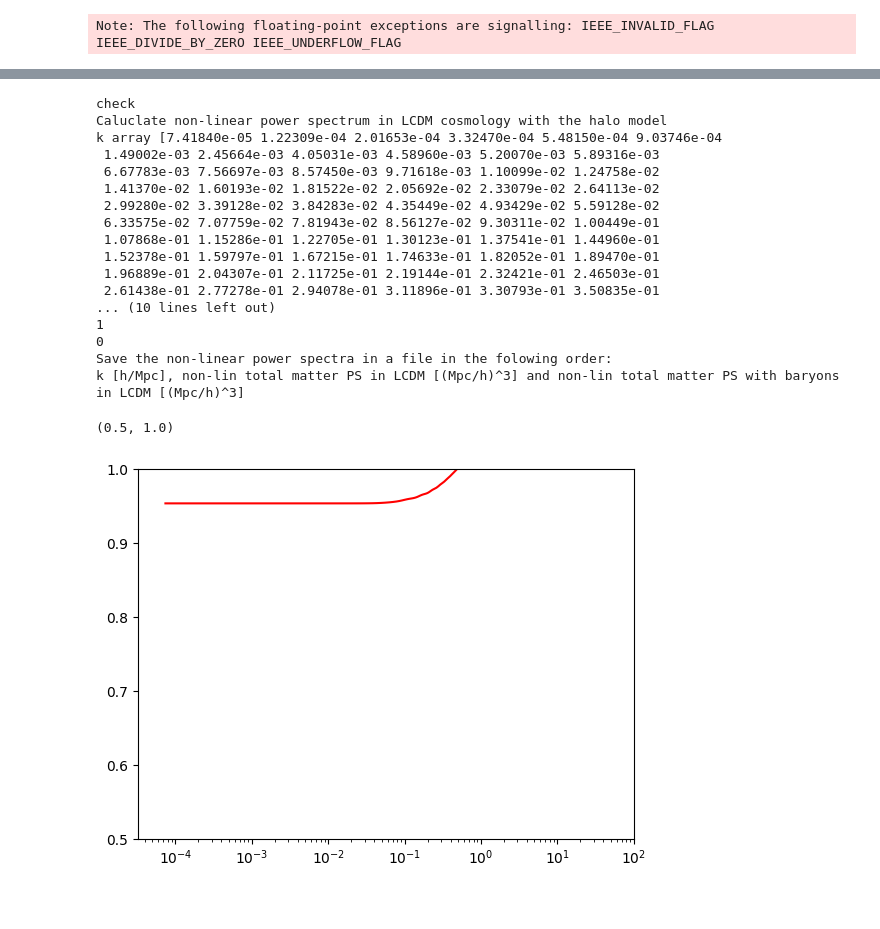
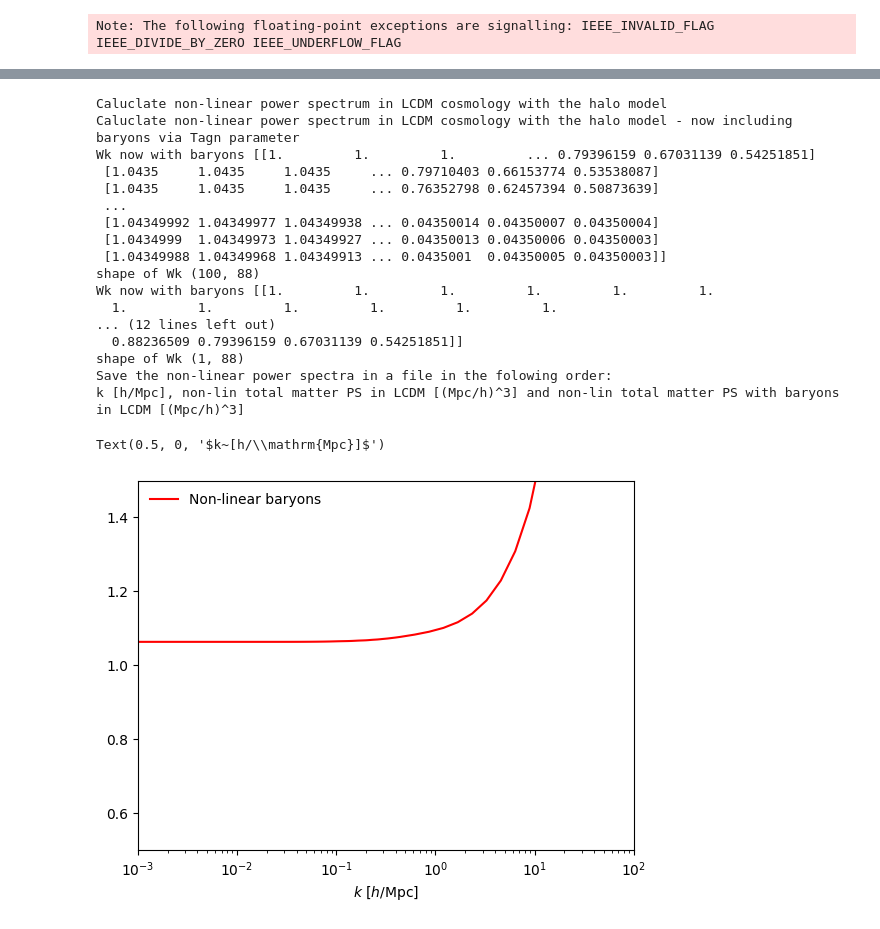
Before and after one commit to calvinprestonastro/axionHMcode_Tagn, a Jupyter notebook: example_baryons.ipynb, the cells around one changed output, grey strips where cells are left out. Saved outputs shown, nothing was run; the diff lists cells and outputs as text; code cells hidden in the pictures.

Commit message:
Progress with Tagn

```diff
--- a/example_baryons.ipynb
+++ b/example_baryons.ipynb
@@ -136,22 +121,15 @@ check
 <module 'halo_model.baryons' from '/Users/cp2091/PhD/KR_ULADM/axionHMcode_Tagn/halo_model/baryons.py'>
 # %%
-import importlib
-importlib.reload(baryons)
-importlib.reload(PS_nonlin_cold_baryons)
-
 ################################################################################
 # Caluclate non-linear power spectrum in LCDM cosmology both DM only and with baryons
 ################################################################################
 
 print('Caluclate non-linear power spectrum in LCDM cosmology with the halo model')
-PS_LCDM_matter_nonlin = PS_nonlin_cold.func_non_lin_PS_matter(M_arr, power_spec_dic_LCDM['k'], power_spec_dic_LCDM['power_total'], power_spec_interp_dic_LCDM['k'], power_spec_interp_dic_LCDM['cold'], cosmos_LCDM, hmcode_params_LCDM, cosmos_LCDM['Omega_m_0'], cosmos_LCDM['Omega_db_0'],  alpha = False, eta_given = False, one_halo_damping = True, two_halo_damping = False)
-print("k array",power_spec_dic_LCDM['k'])
-print("k array size",np.shape(power_spec_dic_LCDM['k']))
+PS_LCDM_matter_nonlin = PS_nonlin_cold.func_non_lin_PS_matter(M_arr, power_spec_dic_LCDM['k'], power_spec_dic_LCDM['power_total'], power_spec_interp_dic_LCDM['k'], power_spec_interp_dic_LCDM['cold'], cosmos_LCDM, hmcode_params_LCDM, cosmos_LCDM['Omega_m_0'], cosmos_LCDM['Omega_db_0'],  alpha = False, eta_given = False, one_halo_damping = True, two_halo_damping = False, Tagn=None)
 
-print("size of PS array", np.shape(PS_LCDM_matter_nonlin))
-print('Caluclate non-linear power spectrum in LCDM cosmology with the halo model - now including baryons')
-PS_LCDM_matter_nonlin_baryons = PS_nonlin_cold_baryons.func_non_lin_PS_matter_baryons(M_arr, power_spec_dic_LCDM['k'], power_spec_dic_LCDM['power_total'], power_spec_interp_dic_LCDM['k'], power_spec_interp_dic_LCDM['cold'], cosmos_LCDM, hmcode_params_LCDM, cosmos_LCDM['Omega_m_0'], cosmos_LCDM['Omega_db_0'], cosmos_LCDM['Omega_m_0'],cosmos_LCDM['Omega_d_0'],cosmos_LCDM['Omega_b_0'], Mb, fstar, alpha = False, eta_given = False,
-one_halo_damping = True, two_halo_damping = False)
+print('Caluclate non-linear power spectrum in LCDM cosmology with the halo model - now including baryons via Tagn parameter')
+T_agn = np.power(10, np.array([0]))
+PS_LCDM_matter_nonlin_baryons = PS_nonlin_cold.func_non_lin_PS_matter(M_arr, power_spec_dic_LCDM['k'], power_spec_dic_LCDM['power_total'], power_spec_interp_dic_LCDM['k'], power_spec_interp_dic_LCDM['cold'], cosmos_LCDM, hmcode_params_LCDM, cosmos_LCDM['Omega_m_0'], cosmos_LCDM['Omega_db_0'],  alpha = False, eta_given = False, one_halo_damping = True, two_halo_damping = False, Tagn=T_agn)
 
 ################################################################################
 # Save both power spectra in files
@@ -164,27 +142,33 @@ data_ax = np.column_stack([power_spec_dic_LCDM['k'], PS_LCDM_matter_nonlin[0], P
 datafile_path = "output/nonlin_PS_CDMO_CDMBARYONS.txt" #change path if you want
 np.savetxt(datafile_path , data_ax)
 # %% [output]
-check
 Caluclate non-linear power spectrum in LCDM cosmology with the halo model
-k array [7.41840e-05 1.22309e-04 2.01653e-04 3.32470e-04 5.48150e-04 9.03746e-04
- 1.49002e-03 2.45664e-03 4.05031e-03 4.58960e-03 5.20070e-03 5.89316e-03
- 6.67783e-03 7.56697e-03 8.57450e-03 9.71618e-03 1.10099e-02 1.24758e-02
- 1.41370e-02 1.60193e-02 1.81522e-02 2.05692e-02 2.33079e-02 2.64113e-02
- 2.99280e-02 3.39128e-02 3.84283e-02 4.35449e-02 4.93429e-02 5.59128e-02
- 6.33575e-02 7.07759e-02 7.81943e-02 8.56127e-02 9.30311e-02 1.00449e-01
- 1.07868e-01 1.15286e-01 1.22705e-01 1.30123e-01 1.37541e-01 1.44960e-01
- 1.52378e-01 1.59797e-01 1.67215e-01 1.74633e-01 1.82052e-01 1.89470e-01
- 1.96889e-01 2.04307e-01 2.11725e-01 2.19144e-01 2.32421e-01 2.46503e-01
- 2.61438e-01 2.77278e-01 2.94078e-01 3.11896e-01 3.30793e-01 3.50835e-01
-... (10 lines left out)
-1
-0
+Caluclate non-linear power spectrum in LCDM cosmology with the halo model - now including baryons via Tagn parameter
+Wk now with baryons [[1.         1.         1.         ... 0.79396159 0.67031139 0.54251851]
+ [1.0435     1.0435     1.0435     ... 0.79710403 0.66153774 0.53538087]
+ [1.0435     1.0435     1.0435     ... 0.76352798 0.62457394 0.50873639]
+ ...
+ [1.04349992 1.04349977 1.04349938 ... 0.04350014 0.04350007 0.04350004]
+ [1.0434999  1.04349973 1.04349927 ... 0.04350013 0.04350006 0.04350003]
+ [1.04349988 1.04349968 1.04349913 ... 0.0435001  0.04350005 0.04350003]]
+shape of Wk (100, 88)
+Wk now with baryons [[1.         1.         1.         1.         1.         1.
+  1.         1.         1.         1.         1.         1.
+... (12 lines left out)
+  0.88236509 0.79396159 0.67031139 0.54251851]]
+shape of Wk (1, 88)
 Save the non-linear power spectra in a file in the folowing order:
 k [h/Mpc], non-lin total matter PS in LCDM [(Mpc/h)^3] and non-lin total matter PS with baryons in LCDM [(Mpc/h)^3]
 # %%
-plt.semilogx(power_spec_dic_LCDM['k'], PS_LCDM_matter_nonlin_baryons[0]/PS_LCDM_matter_nonlin[0], label='non-linear ratio baryons', color='r')
-plt.xlim([10^(-3),100])
-plt.ylim(0.5,1.0)
+plt.plot(power_spec_dic_LCDM['k'], PS_LCDM_matter_nonlin_baryons[0]/PS_LCDM_matter_nonlin[0], label='Non-linear baryons', color='r')
+#plt.plot(power_spec_dic_LCDM['k'], PS_LCDM_matter_nonlin[0], label='Non-linear CDMO', color='blue')
+
+plt.xscale('log')
+#plt.yscale('log')
+plt.legend(frameon=False)
+plt.ylim([0.5,1.5])
+plt.xlim([10**(-3),100])
+plt.xlabel(r'$k~[h/\mathrm{Mpc}]$')
 # %% [output]
-(0.5, 1.0)
+Text(0.5, 0, '$k~[h/\\mathrm{Mpc}]$')
-[figure, old version]
+[figure, new version]
```
Also changed, not shown: parts of 6 cells of this notebook, 6 other files.
